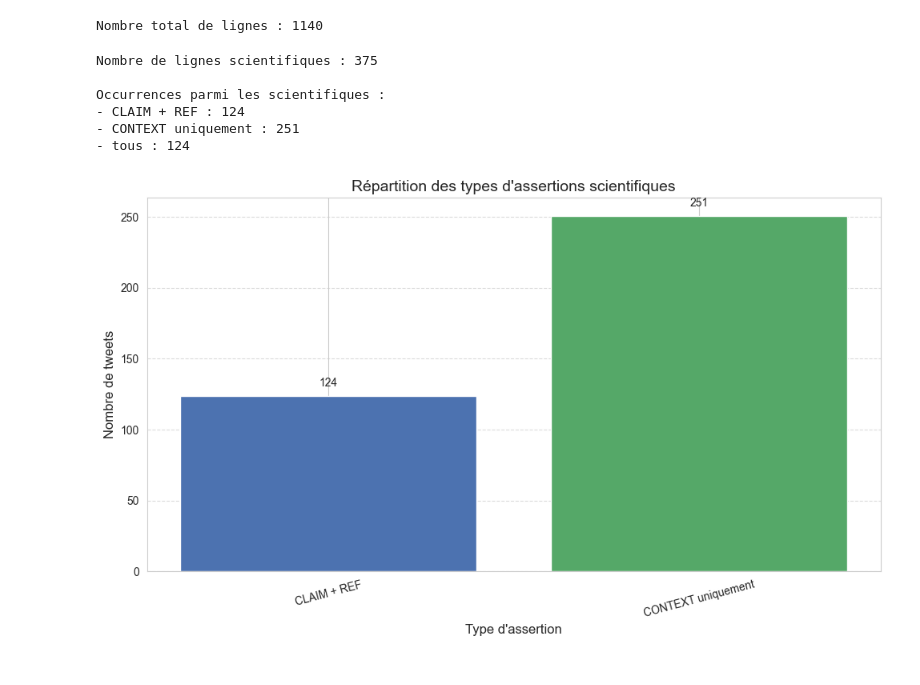
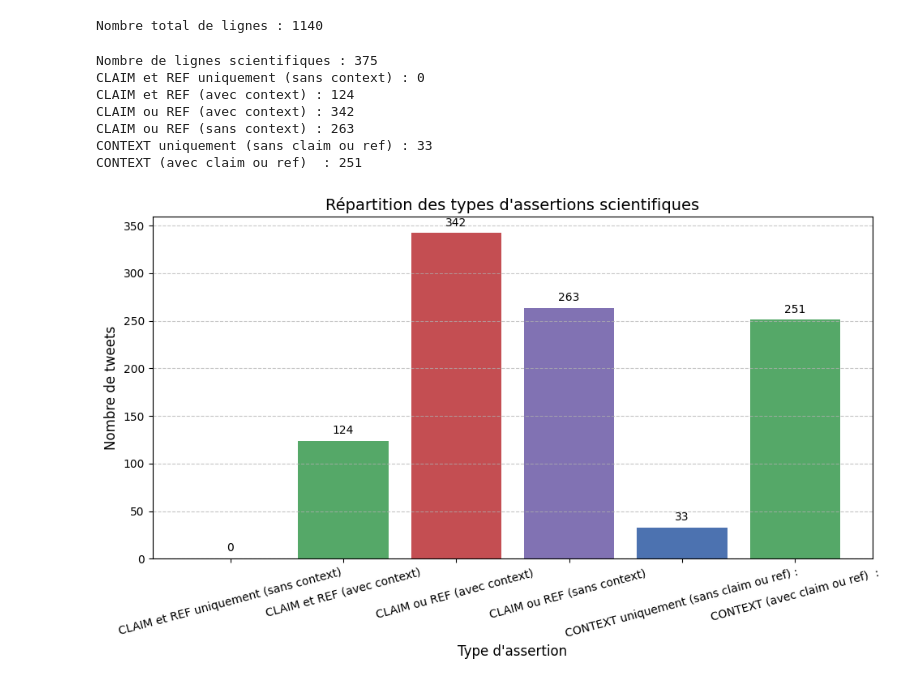
Before and after one commit to NinaShine/Machine_learning, a Jupyter notebook: Projet/test-CLAIM-REFvsCONTEXT.ipynb, the cells around one changed output. Cells and saved outputs as stored; diff of their text form; code cells hidden in the pictures.

```diff
--- a/Projet/test-CLAIM-REFvsCONTEXT.ipynb
+++ b/Projet/test-CLAIM-REFvsCONTEXT.ipynb
@@ -103,53 +89,84 @@ df_sci = df[df["science_related"] == 1]
 print("Nombre de lignes scientifiques :", len(df_sci))
 
 
-# c. CLAIM + REF -> claim ou ref sans context
-claim_ref = df_sci[
-    (df_sci["scientific_claim"] == 1.0) & (df_sci["scientific_reference"] == 1.0)
+# Classe CONTEXT (au moins)
+df_context = df_sci[
+    (df_sci["scientific_context"] == 1.0)
 ]
-# d. CONTEXT uniquement
-context_only = df_sci[(df_sci["scientific_context"] == 1.0)]
 
-tous = df_sci[
-    (df_sci["scientific_claim"] == 1.0) & (df_sci["scientific_reference"] == 1.0) & (df_sci["scientific_context"] == 1.0)
+# Classe CONTEXT (uniquement)
+df_context_unic = df_sci[
+    (df_sci["scientific_context"] == 1.0) & (df_sci["scientific_claim"] == 0.0) & (df_sci["scientific_reference"] == 0.0)
 ]
-# 5. Afficher les résultats
-print("\nOccurrences parmi les scientifiques :")
-print("- CLAIM + REF :", len(claim_ref))
-print("- CONTEXT uniquement :", len(context_only))
-print("- tous :", len(tous))
+
+# Classe CLAIM/REF (uniquement)
+df_claim_ref_unic = df_sci[
+    ((df_sci["scientific_claim"] == 1.0) & (df_sci["scientific_reference"] == 1.0)
+    & (df_sci["scientific_context"] == 0.0))
+]
+
+# Classe CLAIM/REF (au moins)
+df_claim_ref = df_sci[
+    ((df_sci["scientific_claim"] == 1.0) & (df_sci["scientific_reference"] == 1.0))
+]
+
+# Classe CLAIM/REF (au plus)
+df_claim_ou_ref = df_sci[
+    ((df_sci["scientific_claim"] == 1.0) | (df_sci["scientific_reference"] == 1.0))
+]
+
+# Classe CLAIM/REF (au plus, sans context)
+df_claim_ou_ref_unic = df_sci[
+    ((df_sci["scientific_claim"] == 1.0) | (df_sci["scientific_reference"] == 1.0)
+    & (df_sci["scientific_context"] == 0.0))
+]
+
+
+# 4. Vérification du déséquilibre initial
+print("CLAIM et REF uniquement (sans context) :", len(df_claim_ref_unic))
+print("CLAIM et REF (avec context) :", len(df_claim_ref))
+print("CLAIM ou REF (avec context) :", len(df_claim_ou_ref))
+print("CLAIM ou REF (sans context) :", len(df_claim_ou_ref_unic))
+print("CONTEXT uniquement (sans claim ou ref) :", len(df_context_unic))
+print("CONTEXT (avec claim ou ref)  :", len(df_context))
 
 
 # 4. Création du dictionnaire de comptage
 counts = {
-    "CLAIM + REF": len(claim_ref),
-    "CONTEXT uniquement": len(context_only)
+    "CLAIM et REF uniquement (sans context)": len(df_claim_ref_unic),
+    "CLAIM et REF (avec context)" :  len(df_claim_ref),
+    "CLAIM ou REF (avec context) " :  len(df_claim_ou_ref),
+    "CLAIM ou REF (sans context) " : len(df_claim_ou_ref_unic),
+    "CONTEXT uniquement (sans claim ou ref) :" : len(df_context_unic),
+    "CONTEXT (avec claim ou ref)  :" : len(df_context)
 }
+
 
 # 5. Création du DataFrame pour affichage
 df_counts = pd.DataFrame(list(counts.items()), columns=["Catégorie", "Nombre"])
 
 # 6. Affichage graphique
 plt.figure(figsize=(10,6))
 bars = plt.bar(df_counts["Catégorie"], df_counts["Nombre"], color=["#4C72B0", "#55A868", "#C44E52", "#8172B3"])
 plt.title("Répartition des types d'assertions scientifiques", fontsize=14)
 plt.xlabel("Type d'assertion", fontsize=12)
 plt.ylabel("Nombre de tweets", fontsize=12)
 plt.xticks(rotation=15)
 plt.grid(axis='y', linestyle='--', alpha=0.7)
 
 # 7. Afficher les valeurs sur les barres
 for bar in bars:
     yval = bar.get_height()
     plt.text(bar.get_x() + bar.get_width()/2, yval + 5, int(yval), ha='center', va='bottom', fontsize=10)
 
 plt.tight_layout()
 plt.show()
 # %% [output]
 Nombre de lignes scientifiques : 375
-
-Occurrences parmi les scientifiques :
-- CLAIM + REF : 124
-- CONTEXT uniquement : 251
-- tous : 124
+CLAIM et REF uniquement (sans context) : 0
+CLAIM et REF (avec context) : 124
+CLAIM ou REF (avec context) : 342
+CLAIM ou REF (sans context) : 263
+CONTEXT uniquement (sans claim ou ref) : 33
+CONTEXT (avec claim ou ref)  : 251
-[figure, old version]
+[figure, new version]
```
Also changed, not shown: parts of 38 cells of this notebook, 4 other files.
